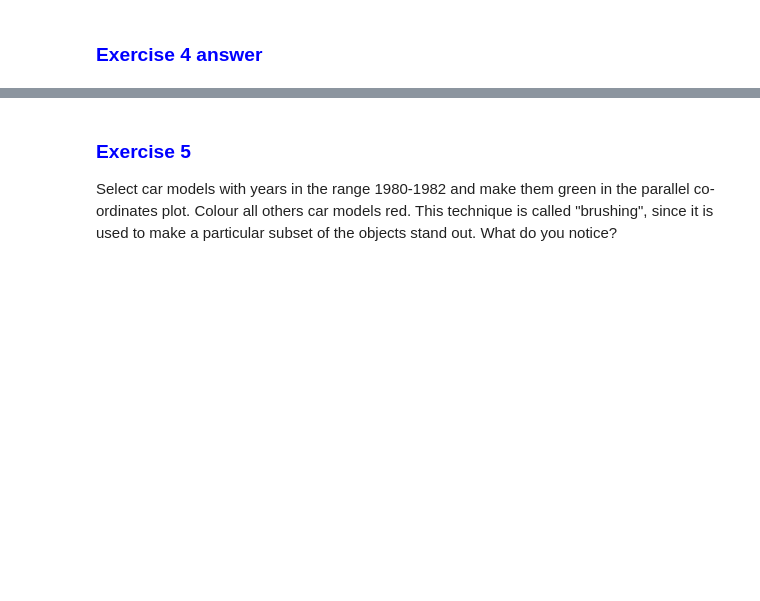
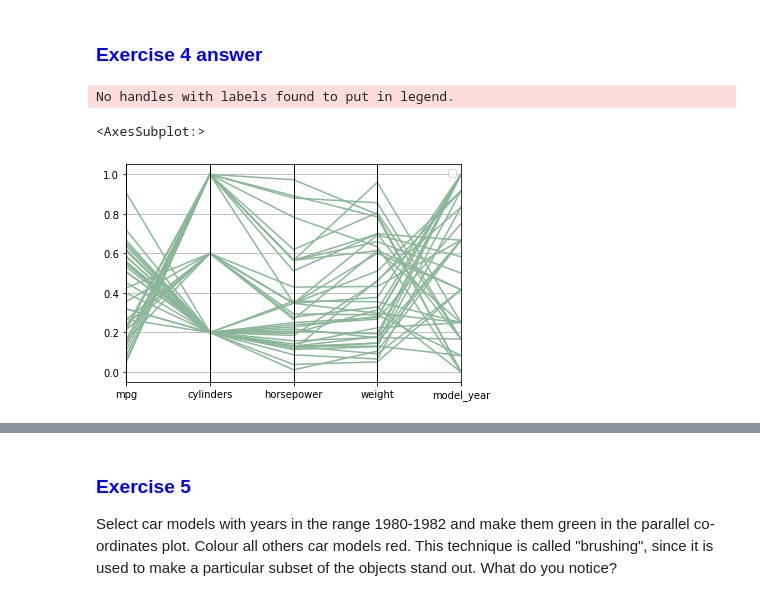
Before and after one commit to rlch/COMP20008-workshops, a Jupyter notebook: week-2/2021S1-workshop-week2-lab.ipynb, the cells around one changed output, grey strips where cells are left out. Drawn from its saved outputs; the diff is of its cells as text; code cells hidden in the pictures; blank space fills up the shorter version.

```diff
--- a/week-2/2021S1-workshop-week2-lab.ipynb
+++ b/week-2/2021S1-workshop-week2-lab.ipynb
@@ -212,0 +208,7 @@ Consider this parallel co-ordinates plot above.  What insights can obtain from t
+# %%
+data_sample = data.sample(frac=0.1)
+parallel_coordinates(data_sample[['mpg','cylinders','horsepower','weight','model_year','name']],'name')
+# %% [output]
+No handles with labels found to put in legend.
+<AxesSubplot:>
+[figure, added]
```
Also changed, not shown: parts of 7 cells of this notebook.
